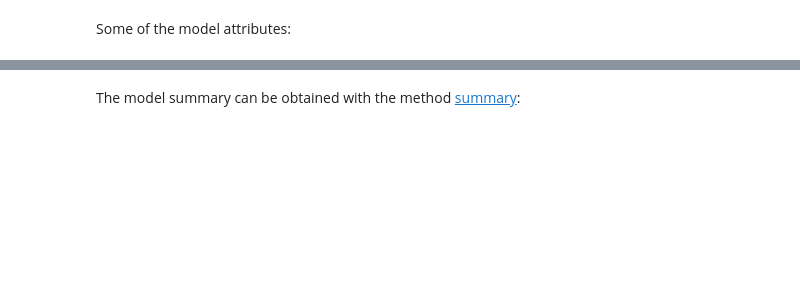
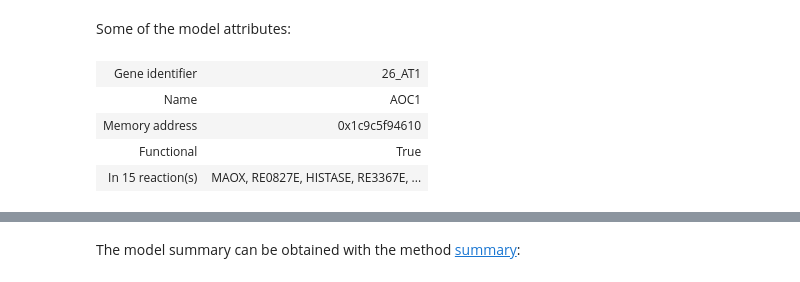
Before and after one commit to mmoskon/BioMed2425, a Jupyter notebook: 00_basic.ipynb, the cells around one changed output, grey strips where cells are left out. Cells and saved outputs as stored; diff of their text form; code cells hidden in the pictures; blank space fills up the shorter version.

```diff
--- a/00_basic.ipynb
+++ b/00_basic.ipynb
@@ -141,6 +301,12 @@ model_rec3d
 # %% [markdown]
 Some of the model attributes:
 # %%
-model_rec3d.genes[0]
+model_rec3d.genes[1]
+# %% [output]
+| Gene identifier | 26_AT1 |
+| Name | AOC1 |
+| Memory address | 0x1c9c5f94610 |
+| Functional | True |
+| In 15 reaction(s) | MAOX, RE0827E, HISTASE, RE3367E, ... |
 # %%
 model_rec3d.metabolites[:3]
```
Also changed, not shown: parts of 25 cells of this notebook, 6 other files.
